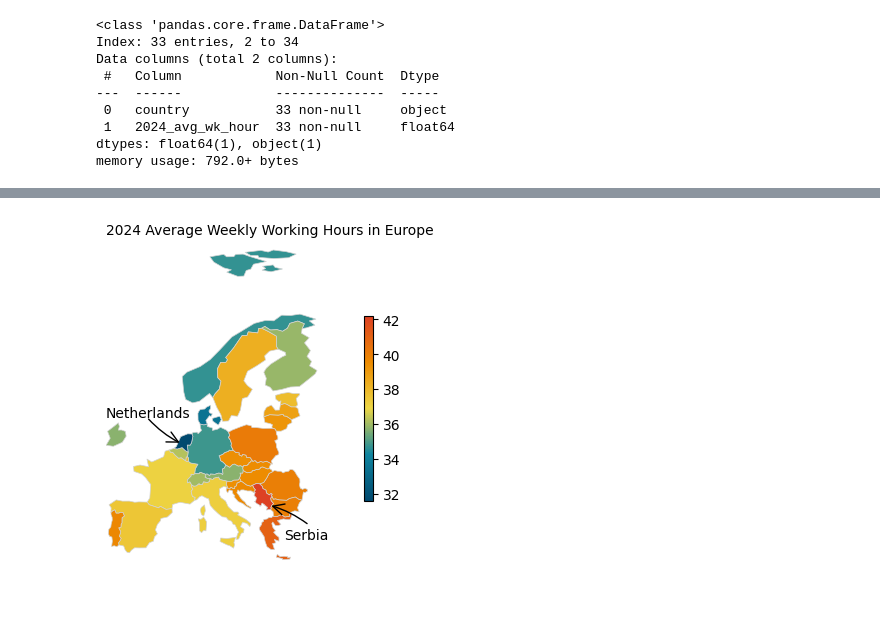
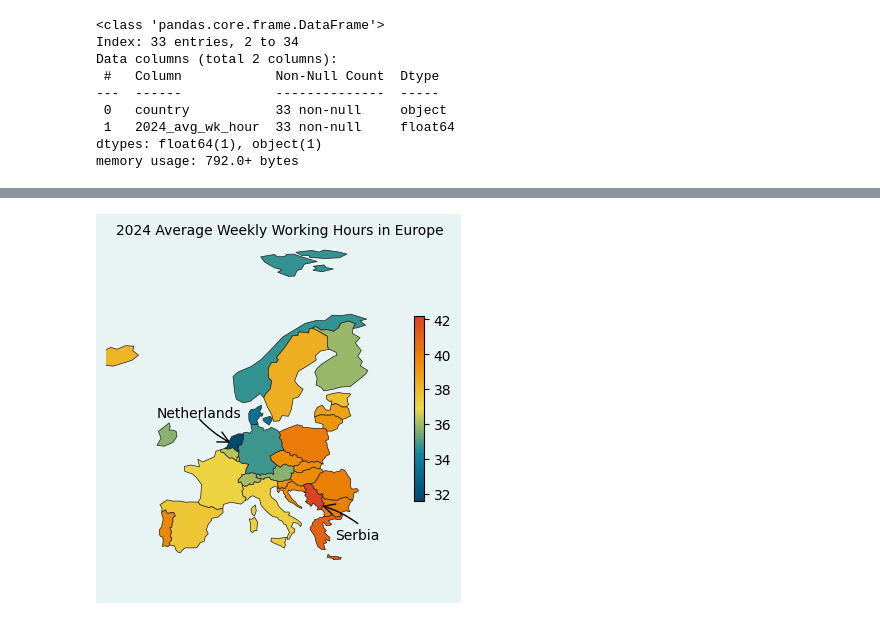
Before and after one commit to tdoan123/data-learning-journey, a Jupyter notebook: Python/Bamboo Weekly/bw_127.ipynb, the cells around one changed output, grey strips where cells are left out. Cells and saved outputs as stored; diff of their text form; code cells hidden in the pictures.

Commit message:
update charts and ideas for presentation

```diff
--- a/Python/Bamboo Weekly/bw_127.ipynb
+++ b/Python/Bamboo Weekly/bw_127.ipynb
@@ -412,40 +397,47 @@ df_merge.sort_values(by="2024_avg_wk_hour" )
 | 18 | Greece | Europe | GRC | GRC | MULTIPOLYGON (((26.29 35.29999, 2... | Greece | 41.0 |
 | 23 | Serbia | Europe | SRB | SRB | POLYGON ((18.82982 45.90887, 18.8... | Serbia | 42.2 |
 # %%
+plt.style.use("tableau-colorblind10")
 fig, ax = plt.subplots()
 cmap = load_cmap('Bay', cmap_type='continuous')
+fig.set_facecolor('#e8f4f4')
+# ax.edgecolor = "#1f1f1f"
+
 df_merge.plot(
     ax = ax,
-    edgecolor='lightgrey',
+    edgecolor="#1f1f1f",
     linewidth=.5,
     column = '2024_avg_wk_hour',
     legend=True,
-    legend_kwds={'shrink':0.5},
+    legend_kwds={'shrink':0.5,
+                # 'bbox_to_anchor': (1.05, 0.5),
+                # 'loc': 'center left'
+                },
     cmap= cmap
 )
-ax.text(x= -10, y = 56, s = 'Netherlands' )
+ax.text(x= -10, y = 56, s = 'Netherlands',fontname = 'DejaVu Sans' )
 ax_arrow(
     head_position =[5,52],
     tail_position = [-2,56],
     color = 'black',
     radius = 0.1,
     fill_head= False
 )
 
-ax.text(x= 25, y = 38, s = 'Serbia' )
+ax.text(x= 25, y = 38, s = 'Serbia',fontname = 'DejaVu Sans' )
 ax_arrow(
     head_position =[22,43],
     tail_position = [30,40],
     color = 'black',
     radius = 0.1,
     fill_head= False
 )
 
-ax.text(x=-10, y= 83, s='2024 Average Weekly Working Hours in Europe')
+ax.text(x=-18, y= 83, s='2024 Average Weekly Working Hours in Europe', size=10, fontname = 'DejaVu Sans')
 ax.axis('off')
-ax.set_xlim(-10)
+ax.set_xlim(-20)
 ax.set_ylim(30)
 
 plt.show()
 # %% [output]
-[figure, old version]
+[figure, new version]
```
Also changed, not shown: parts of 6 cells of this notebook.
